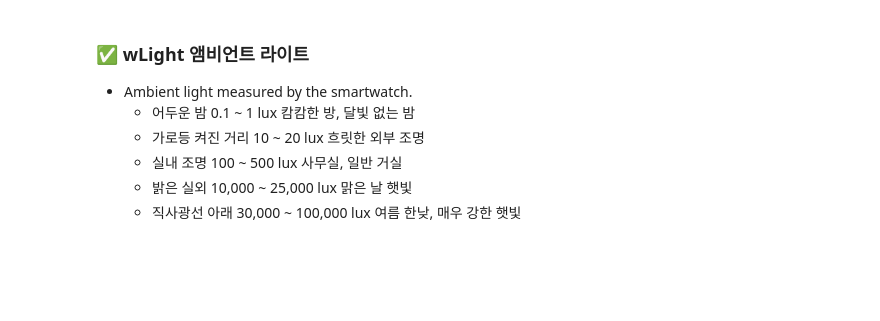
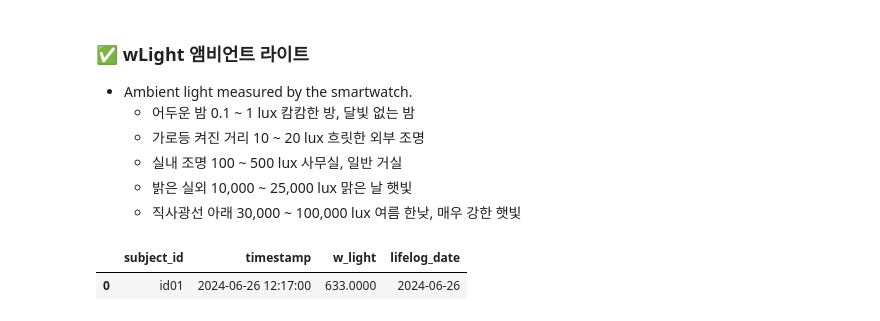
Before and after one commit to jacobgreen4477/Construction-Equipment-Oil-Condition-Classification-AI-Competition, a Jupyter notebook: ETRI_v1_0_0.ipynb, the cells around one changed output. Cells and saved outputs as stored; diff of their text form; code cells hidden in the pictures; blank space fills up the shorter version.

```diff
--- a/ETRI_v1_0_0.ipynb
+++ b/ETRI_v1_0_0.ipynb
@@ -1238,8 +1238,11 @@ ch2025_wH2.head()
   - 밝은 실외 10,000 ~ 25,000 lux 맑은 날 햇빛
   - 직사광선 아래 30,000 ~ 100,000 lux 여름 한낮, 매우 강한 햇빛
 # %%
-ch2025_wLight['lifelog_date'] = ch2025_wLight['timestamp'].astype(str).str[:10]
-ch2025_wLight.head(1)
+wLight['lifelog_date'] = wLight['timestamp'].astype(str).str[:10]
+wLight.head(1)
+# %% [output]
+|  | subject_id | timestamp | w_light | lifelog_date |
+| 0 | id01 | 2024-06-26 12:17:00 | 633.0000 | 2024-06-26 |
 # %%
 def get_time_block(hour):
     if 0 <= hour < 6:
```
Also changed, not shown: parts of 33 cells of this notebook.
